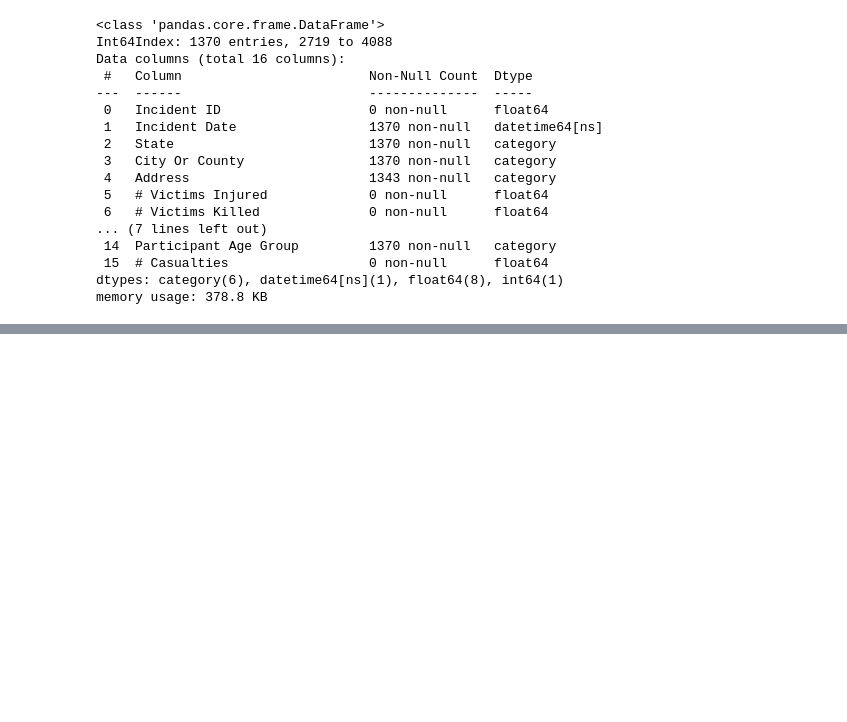
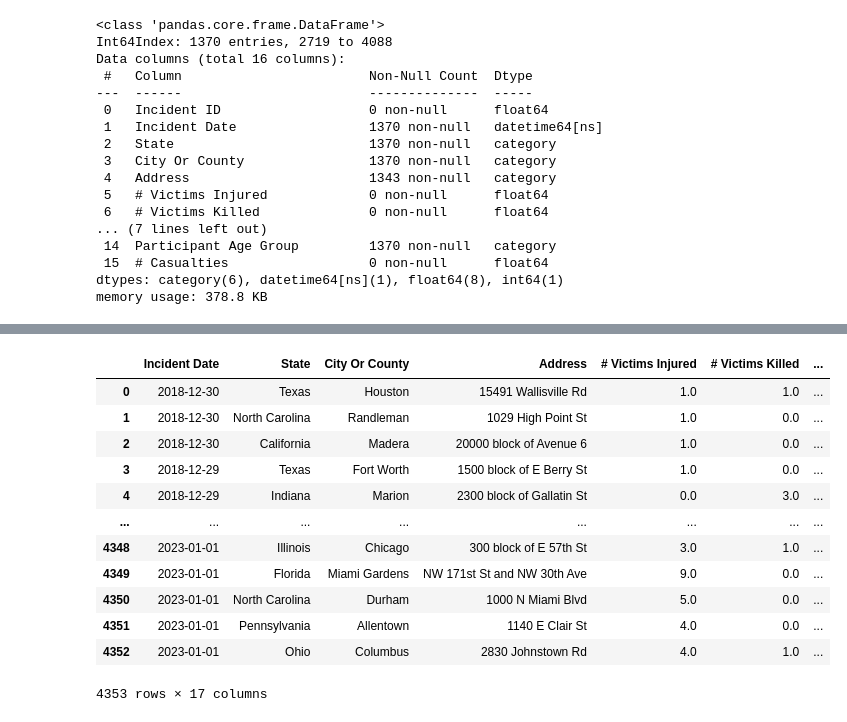
Before and after one commit to DozieSixtus/Gun-violence-US, a Jupyter notebook: scripts/EDA.ipynb, the cells around one changed output, grey strips where cells are left out. Saved outputs shown, nothing was run; the diff lists cells and outputs as text; code cells hidden in the pictures; blank space fills up the shorter version.

```diff
--- a/scripts/EDA.ipynb
+++ b/scripts/EDA.ipynb
@@ -224,0 +208,18 @@ location.to_csv(os.getcwd()+'\location.csv')
+# %%
+mergedDataset = mergedDataset.merge(location, how='left', left_on='City Or County', right_on='cord')
+mergedDataset.drop(columns=['cord', 'Incident ID'], axis=1, inplace=True)
+mergedDataset
+# %% [output]
+|  | Incident Date | State | City Or County | Address | # Victims Injured | # Victims Killed | ... |
+| 0 | 2018-12-30 | Texas | Houston | 15491 Wallisville Rd | 1.0 | 1.0 | ... |
+| 1 | 2018-12-30 | North Carolina | Randleman | 1029 High Point St | 1.0 | 0.0 | ... |
+| 2 | 2018-12-30 | California | Madera | 20000 block of Avenue 6 | 1.0 | 0.0 | ... |
+| 3 | 2018-12-29 | Texas | Fort Worth | 1500 block of E Berry St | 1.0 | 0.0 | ... |
+| 4 | 2018-12-29 | Indiana | Marion | 2300 block of Gallatin St | 0.0 | 3.0 | ... |
+| ... | ... | ... | ... | ... | ... | ... | ... |
+| 4348 | 2023-01-01 | Illinois | Chicago | 300 block of E 57th St | 3.0 | 1.0 | ... |
+| 4349 | 2023-01-01 | Florida | Miami Gardens | NW 171st St and NW 30th Ave | 9.0 | 0.0 | ... |
+| 4350 | 2023-01-01 | North Carolina | Durham | 1000 N Miami Blvd | 5.0 | 0.0 | ... |
+| 4351 | 2023-01-01 | Pennsylvania | Allentown | 1140 E Clair St | 4.0 | 0.0 | ... |
+| 4352 | 2023-01-01 | Ohio | Columbus | 2830 Johnstown Rd | 4.0 | 1.0 | ... |
+4353 rows × 17 columns
```
Also changed, not shown: parts of 7 cells of this notebook, 1 other file.
